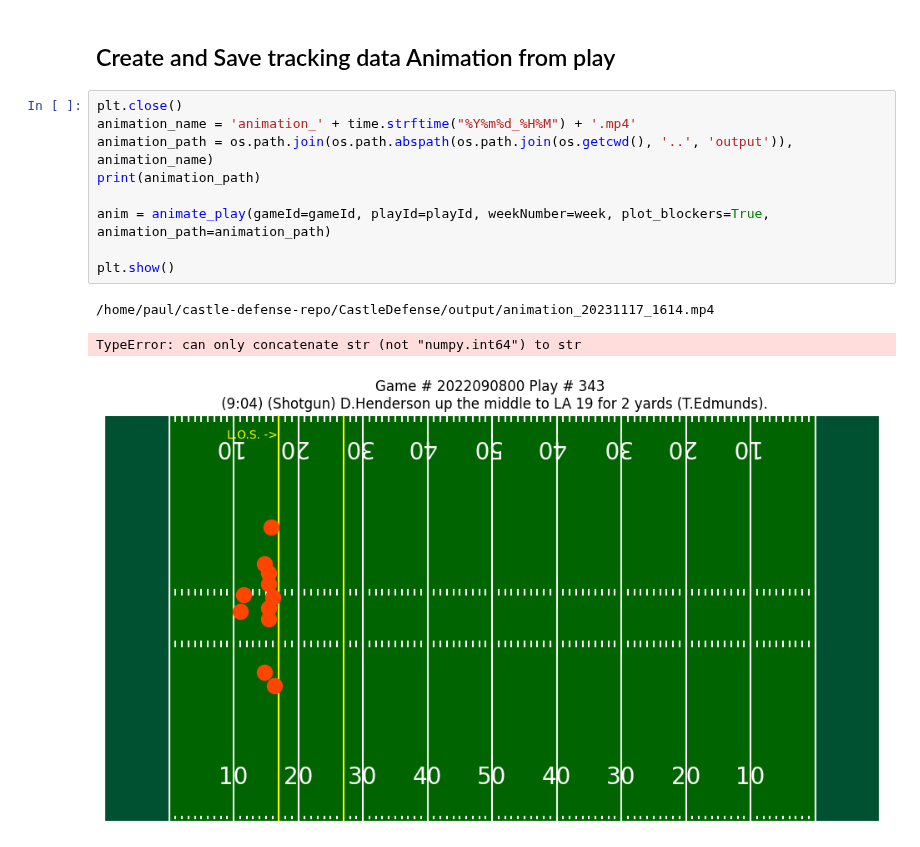
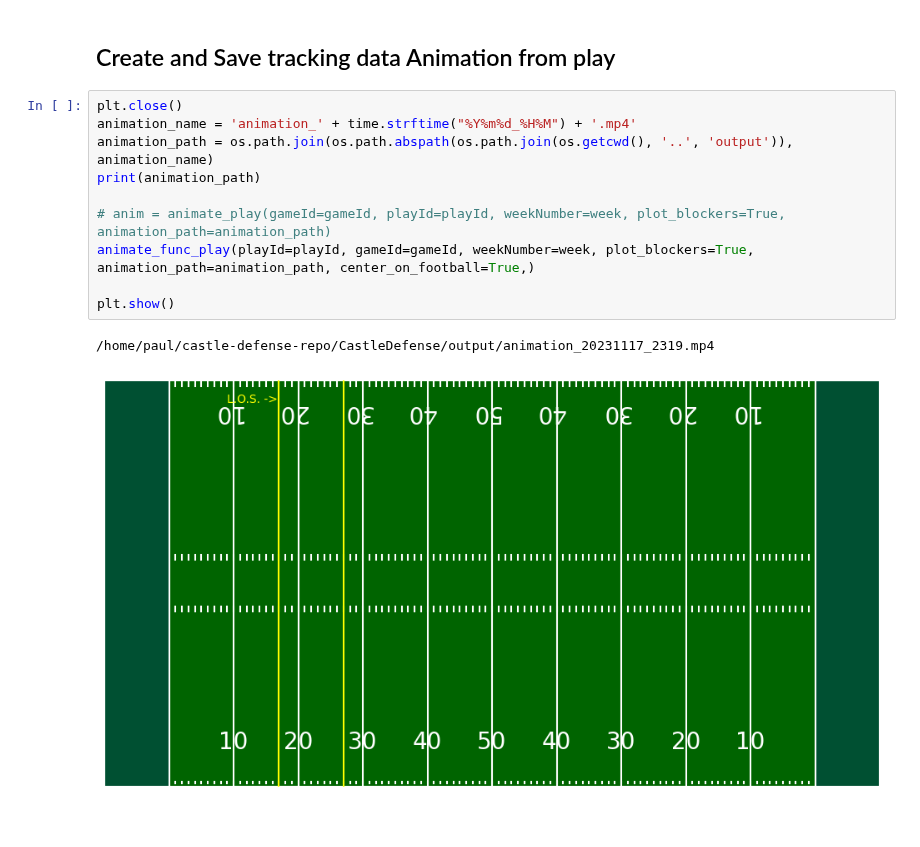
Before and after one commit to PaulASeward/CastleDefense, a Jupyter notebook: jupyter_notebooks/visualizeGreenField.ipynb, the cells around one changed output. Saved outputs shown, nothing was run; the diff lists cells and outputs as text.

Commit message:
added centering method with new FuncAnimate

```diff
--- a/jupyter_notebooks/visualizeGreenField.ipynb
+++ b/jupyter_notebooks/visualizeGreenField.ipynb
@@ -69,16 +70,16 @@ plot_play_tracked_movements(playId, gameId, week)
 # %%
 plt.close()
 animation_name = 'animation_' + time.strftime("%Y%m%d_%H%M") + '.mp4'
 animation_path = os.path.join(os.path.abspath(os.path.join(os.getcwd(), '..', 'output')), animation_name)
 print(animation_path)
 
-anim = animate_play(gameId=gameId, playId=playId, weekNumber=week, plot_blockers=True, animation_path=animation_path)
+# anim = animate_play(gameId=gameId, playId=playId, weekNumber=week, plot_blockers=True, animation_path=animation_path)
+animate_func_play(playId=playId, gameId=gameId, weekNumber=week, plot_blockers=True, animation_path=animation_path, center_on_football=True,)
 
 plt.show()
 # %% [output]
-/home/paul/castle-defense-repo/CastleDefense/output/animation_20231117_1614.mp4
+/home/paul/castle-defense-repo/CastleDefense/output/animation_20231117_2319.mp4
-TypeError: can only concatenate str (not "numpy.int64") to str
-[figure, old version]
+[figure, new version]
 # %%
 Video(animation_path, embed=True)
 ## This works if you open the notebook in browser
```
Also changed, not shown: parts of 4 cells of this notebook, 2 other files.
